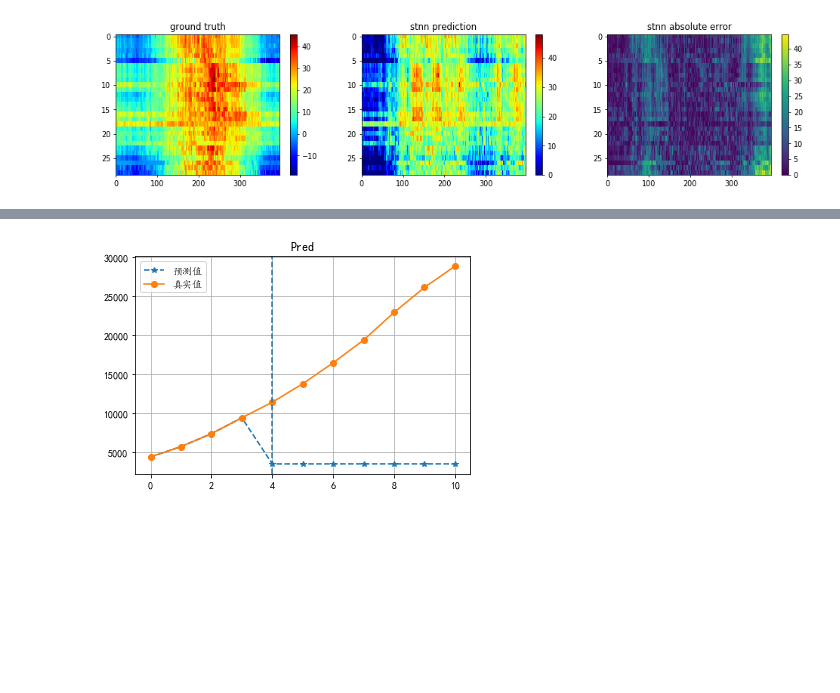
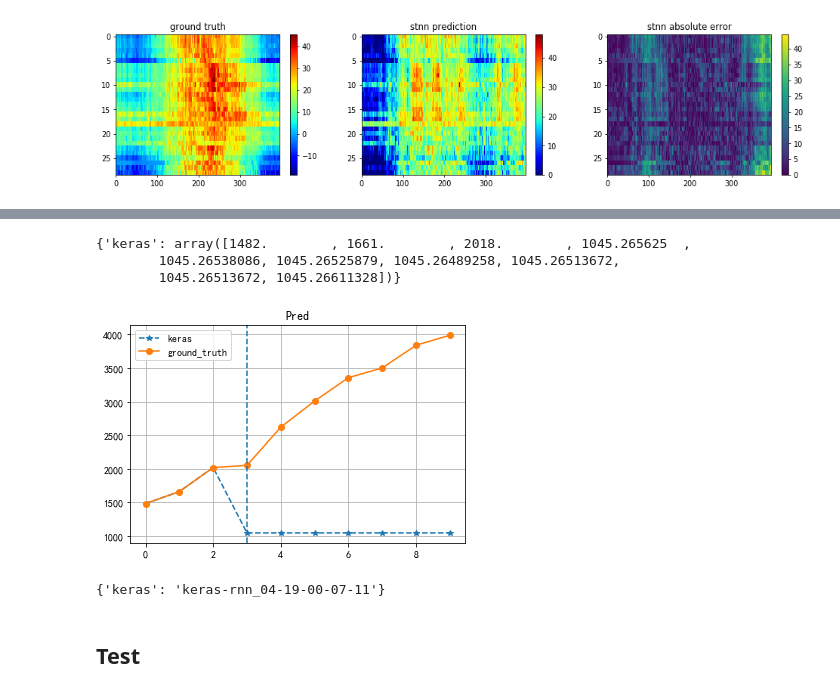
Before and after one commit to wtding1998/RNN_nCov, a Jupyter notebook: disease_analysis.ipynb, the cells around one changed output, grey strips where cells are left out. Saved outputs shown, nothing was run; the diff lists cells and outputs as text; code cells hidden in the pictures; blank space fills up the shorter version.

Commit message:
finish useful function in result

```diff
--- a/disease_analysis.ipynb
+++ b/disease_analysis.ipynb
@@ -384,0 +370,11 @@ array([[[ 46.52957153],
+# %%
+datadir = 'data'
+dataset = 'japan'
+data, _ = get_time_data(datadir, dataset)
+data = data.numpy()
+
+plt.figure('ncov Dataset')
+plt.imshow(data[:, :, 0].T, aspect='auto', cmap='jet')
+plt.title('ncov Dataset')
+plt.xlabel('timestep')
+plt.colorbar()
@@ -384,0 +384,7 @@ array([[[ 46.52957153],
+# %%
+japan_folder = os.path.abspath(os.path.join(os.getcwd(), '..', 'output', 'japan'))
+japan_result = result.Printer(japan_folder)
+pd.options.display.max_rows = None
+# a = japan_result.get_df(col=['train_loss', 'test_loss', 'mode']).sort_values('test_loss', ascending=True)
+japan_df = japan_result.get_df(col=['train_loss', 'test_loss', 'true_loss', 'nhid', 'nlayers', 'seq_length', 'rnn_model']).sort_values('test_loss', ascending=True)
+japan_df
@@ -385,4 +409,15 @@ array([[[ 46.52957153],
+# %%
+model_df = result.sorted_by_loss(japan_df)
+exp_dir = result.get_exp_name(model_df)
+pred_dir = result.get_pred(exp_dir, japan_folder)
 # %%
-result.plot_pred(test_exp.pred(), data, start_time=4)
+result.plot_pred_by_dir(pred_dir, data, start_time=3)
 # %% [output]
+{'keras': array([1482.        , 1661.        , 2018.        , 1045.265625  ,
+        1045.26538086, 1045.26525879, 1045.26489258, 1045.26513672,
+        1045.26513672, 1045.26611328])}
-[figure, old version]
+[figure, new version]
+# %%
+exp_dir
+# %% [output]
+{'keras': 'keras-rnn_04-19-00-07-11'}
@@ -388,0 +427,2 @@ result.plot_pred(test_exp.pred(), data, start_time=4)
+# %% [markdown]
+## Test
```
Also changed, not shown: parts of 7 cells of this notebook, 3 other files.
